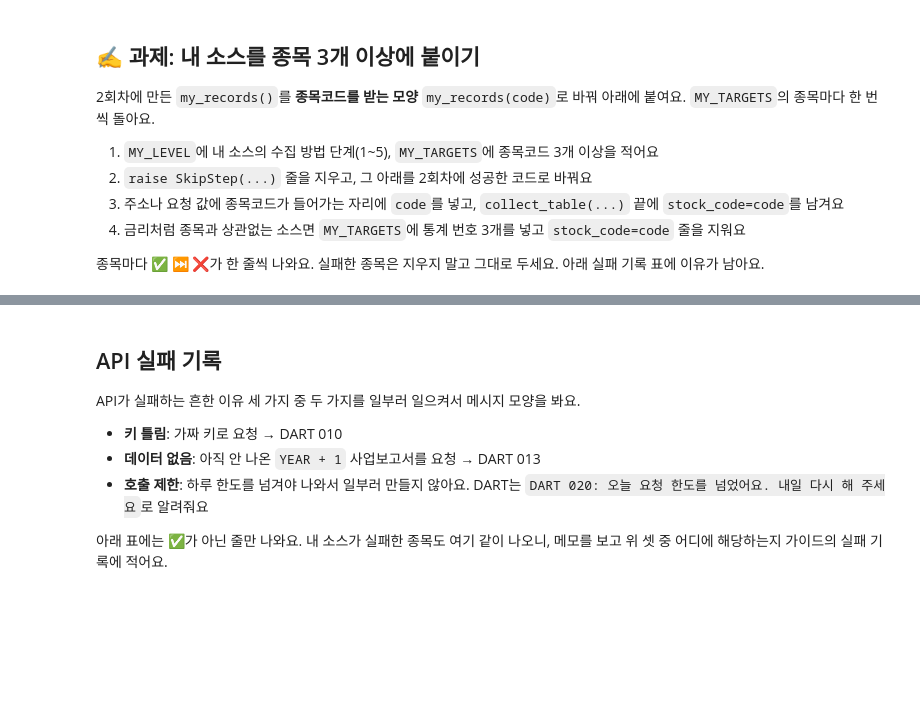
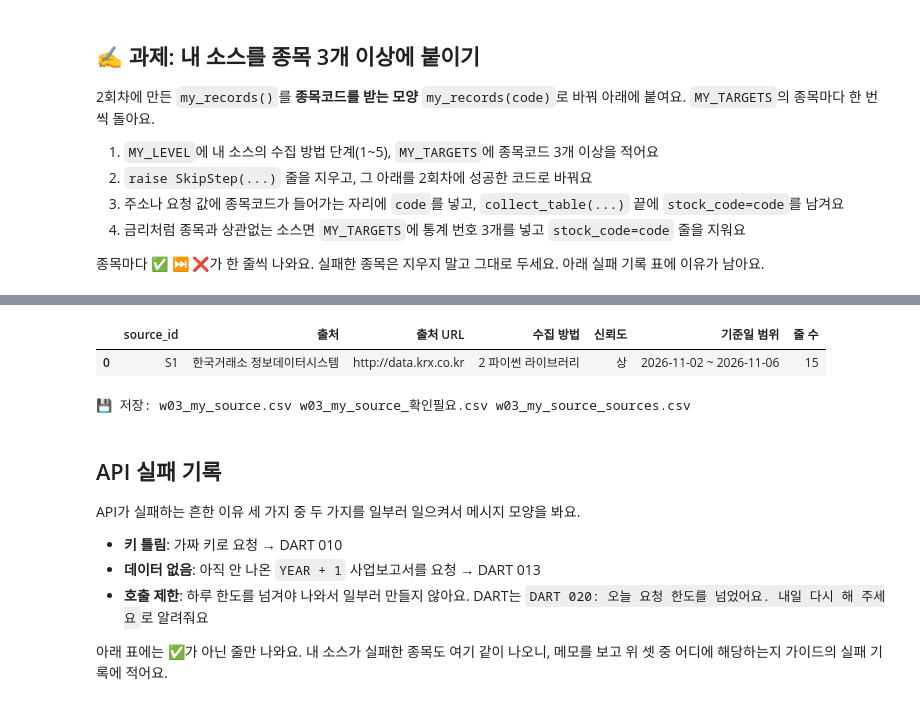
Before and after one commit to kyungmin-03/kfa-ai-agent, a Jupyter notebook: w03_엔진.ipynb, the cells around one changed output, grey strips where cells are left out. Drawn from its saved outputs; the diff is of its cells as text; code cells hidden in the pictures; blank space fills up the shorter version.

```diff
--- a/w03_엔진.ipynb
+++ b/w03_엔진.ipynb
@@ -996,25 +1001,33 @@ merged = engine_pass(pd.concat(parts, ignore_index=True), "w03_records") if part
 
 종목마다 ✅ ⏭ ❌가 한 줄씩 나와요. 실패한 종목은 지우지 말고 그대로 두세요. 아래 실패 기록 표에 이유가 남아요.
 # %%
-MY_LEVEL = 1
-MY_TARGETS = ["005930", "000660", "035420"]
+!pip install pykrx
+
+from pykrx import stock
+import pandas as pd
+
+# 사전과제에 작성하신 PyKRX 수집 방법(2단계) 적용
+MY_LEVEL = 2
+MY_TARGETS = ["005930", "000660", "035420"] # 삼성전자, SK하이닉스, 네이버
 
 def my_records(code):
-    raise SkipStep("아직 내 소스를 안 채웠어요")
+    # 1. PyKRX로 최근 주가 데이터 불러오기
+    table = stock.get_market_ohlcv("20261101", "20261108", code)
+    table = table.reset_index() # 인덱스(날짜)를 일반 열로 변환
 
-    table = read_json_table("https://...", "response.body.items.item", params={})
-    print(table.head())
+    # 2. 과제 제출 형식(collect_table)에 맞게 매핑
     return collect_table(
         table,
-        {"원래 칸 이름": ("항목 이름", "단위")},
-        date_col="날짜 칸 이름",
+        {"종가": ("주가", "원")},  # 불러온 데이터의 '종가'를 '주가(원)'로 지정
+        date_col="날짜",          # 날짜 기준 열 이름
         level=MY_LEVEL,
-        source="출처 이름",
-        source_url="https://...",
+        source="한국거래소 정보데이터시스템",
+        source_url="http://data.krx.co.kr",
         reliability="상",
         basis=NOT_APPLICABLE,
         disclosed=SAME_AS_DATE,
-        stock_code=code)
+        stock_code=code
+    )
 
 mine_parts = []
 for code in MY_TARGETS:
@@ -1030,3 +1057,6 @@ mine = engine_pass(pd.concat(mine_parts, ignore_index=True), "w03_my_source") if
+|  | source_id | 출처 | 출처 URL | 수집 방법 | 신뢰도 | 기준일 범위 | 줄 수 |
+| 0 | S1 | 한국거래소 정보데이터시스템 | http://data.krx.co.kr | 2 파이썬 라이브러리 | 상 | 2026-11-02 ~ 2026-11-06 | 15 |
+💾 저장: w03_my_source.csv w03_my_source_확인필요.csv w03_my_source_sources.csv
 # %% [markdown]
 ## API 실패 기록
 
```
Also changed, not shown: parts of 4 cells of this notebook.
